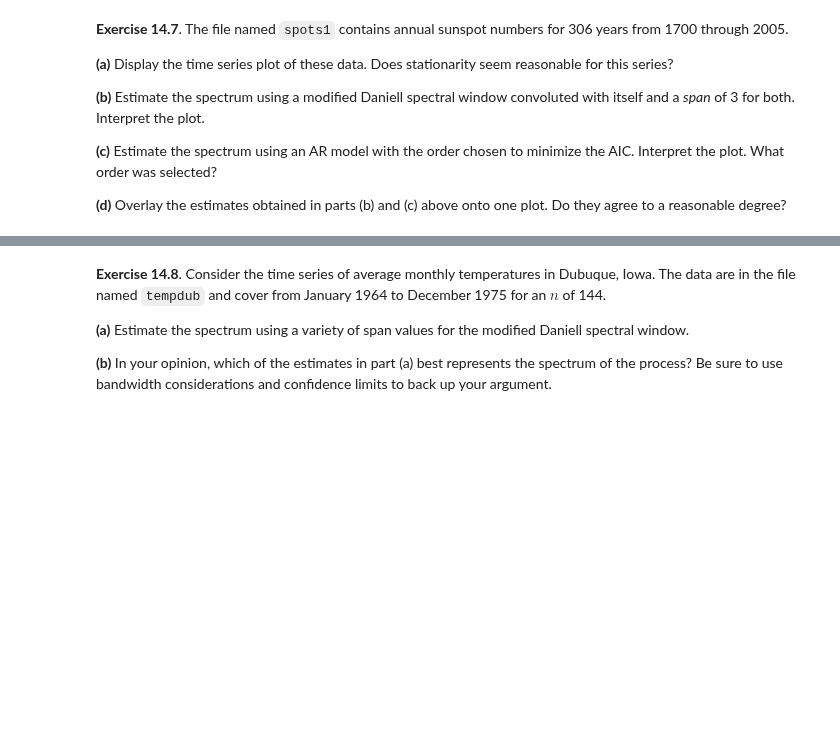
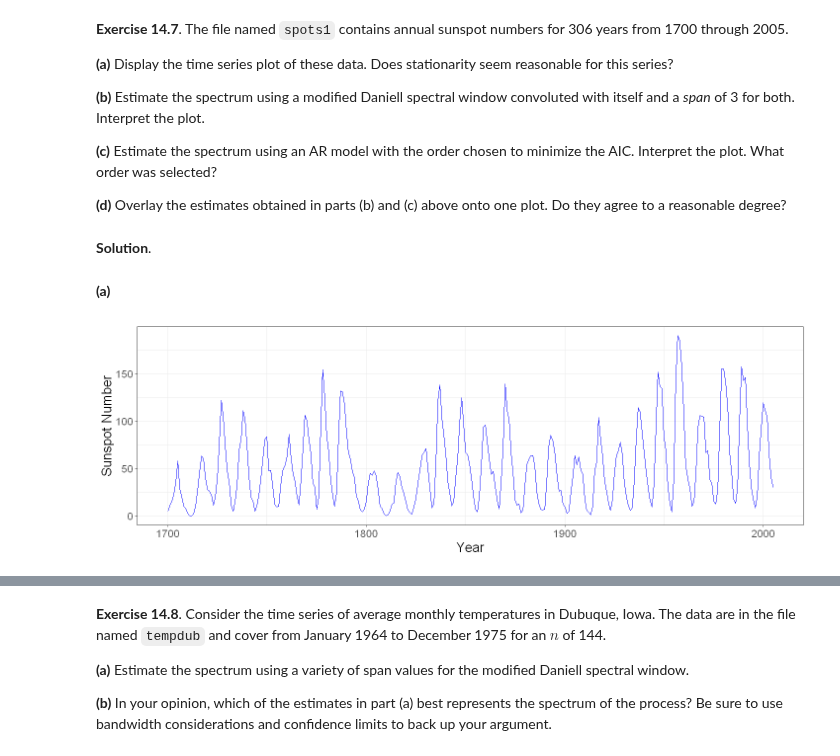
Before and after one commit to telmo-correa/time-series-analysis, a Jupyter notebook: R/Chapter 14 (Ex 01 - 10) - Estimating the Spectrum.ipynb, the cells around one changed output, grey strips where cells are left out. Cells and saved outputs as stored; diff of their text form; code cells hidden in the pictures; blank space fills up the shorter version.

```diff
--- a/R/Chapter 14 (Ex 01 - 10) - Estimating the Spectrum.ipynb
+++ b/R/Chapter 14 (Ex 01 - 10) - Estimating the Spectrum.ipynb
@@ -324,3 +338,20 @@ s = spec(Y, spans=c(11), taper=.1, ylim=c(0.08, 0.5), sub='', xlab='Frequency',
 **(c)** Estimate the spectrum using an AR model with the order chosen to minimize the AIC. Interpret the plot. What order was selected?
 
 **(d)** Overlay the estimates obtained in parts (b) and (c) above onto one plot. Do they agree to a reasonable degree?
+# %% [markdown]
+**Solution**.
+# %%
+data <- fread('../data/spots1.dat')
+data[, 't' := 0:305 + 1700]
+Y = data[['spots1']]
+# %% [markdown]
+**(a)**
+# %%
+options(repr.plot.width=12, repr.plot.height=4)
+
+ggplot(data) +
+    geom_line(aes(x=t, y=spots1), color='blue') +
+  xlab('Year') + ylab('Sunspot Number') +
+  theme_bw() + theme(text = element_text(size=16))
+# %% [output]
+[figure, added]
```
Also changed, not shown: parts of 54 cells of this notebook.
